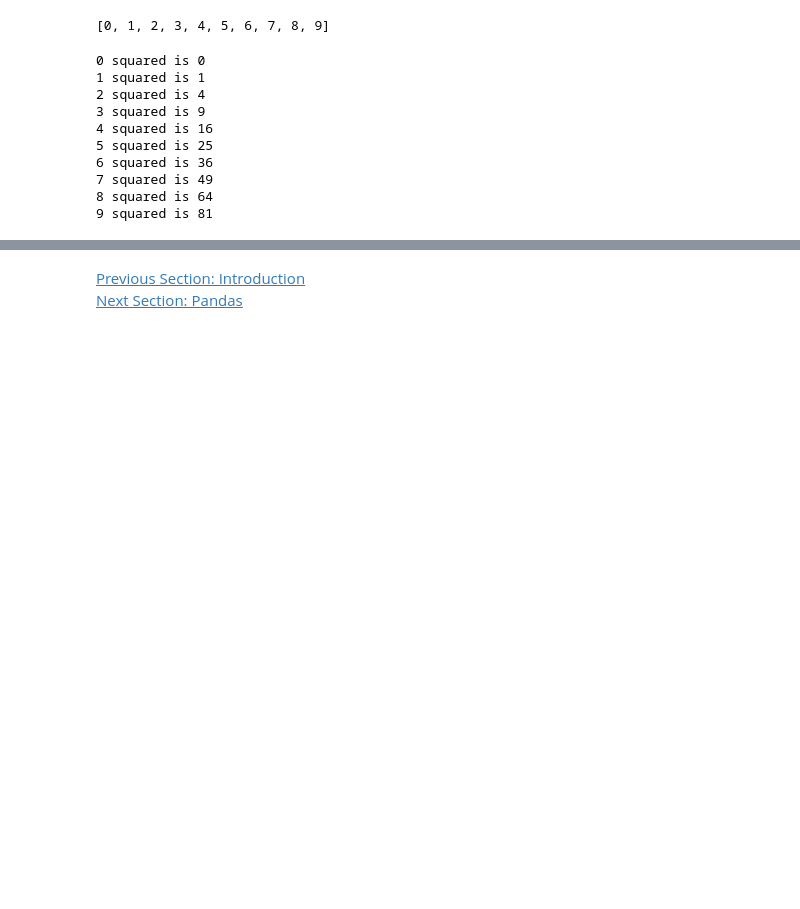
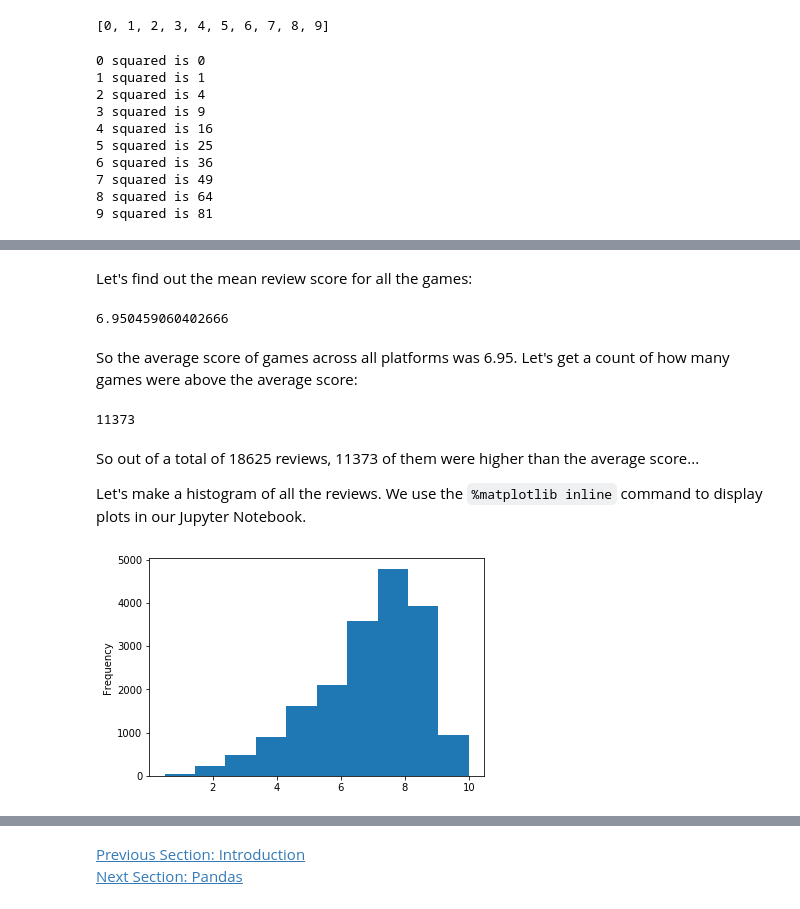
Before and after one commit to pommevilla/bcb.fall2018.advanced.python, a Jupyter notebook: lessons/advanced.python.2.ipynb, the cells around one changed output, grey strips where cells are left out. Drawn from its saved outputs; the diff is of its cells as text; code cells hidden in the pictures; blank space fills up the shorter version.

```diff
--- a/lessons/advanced.python.2.ipynb
+++ b/lessons/advanced.python.2.ipynb
@@ -81,0 +86,3 @@ Let's go ahead and
+# %%
+import pandas as pd
+reviews = pd.read_csv("./data/ign.csv")
@@ -81,0 +118,16 @@ Let's go ahead and
+# %% [markdown]
+Let's find out the mean review score for all the games:
+# %%
+reviews["score"].mean()
+# %% [output]
+6.950459060402666
+# %% [markdown]
+So the average score of games across all platforms was 6.95.  Let's get a count of how many games were above the average score:
+# %%
+len(reviews[reviews['score'] > reviews["score"].mean()])
+# %% [output]
+11373
+# %% [markdown]
+So out of a total of 18625 reviews, 11373 of them were higher than the average score...
+
+Let's make a histogram of all the reviews.  We use the `%matplotlib inline` command to display plots in our Jupyter Notebook.
@@ -81,0 +137,4 @@ Let's go ahead and
+# %%
+reviews["score"].plot(kind = "hist")
+# %% [output]
+[figure, added]
```
Also changed, not shown: parts of 19 cells of this notebook.
